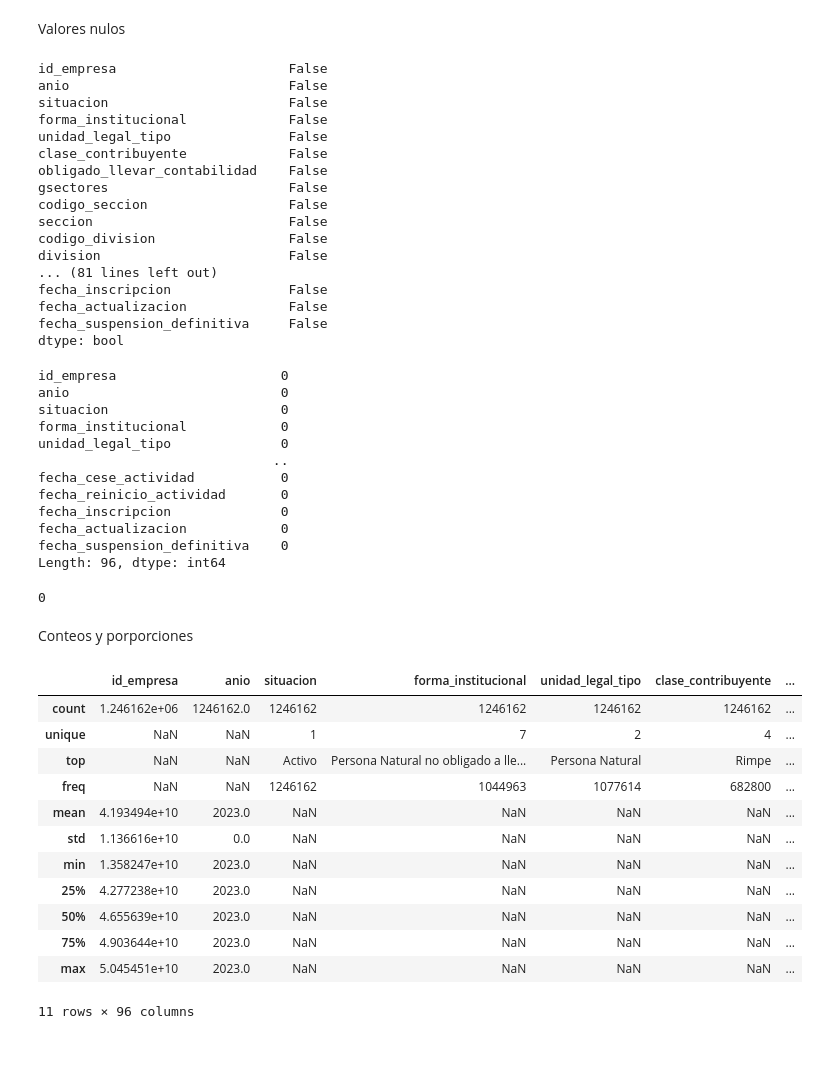
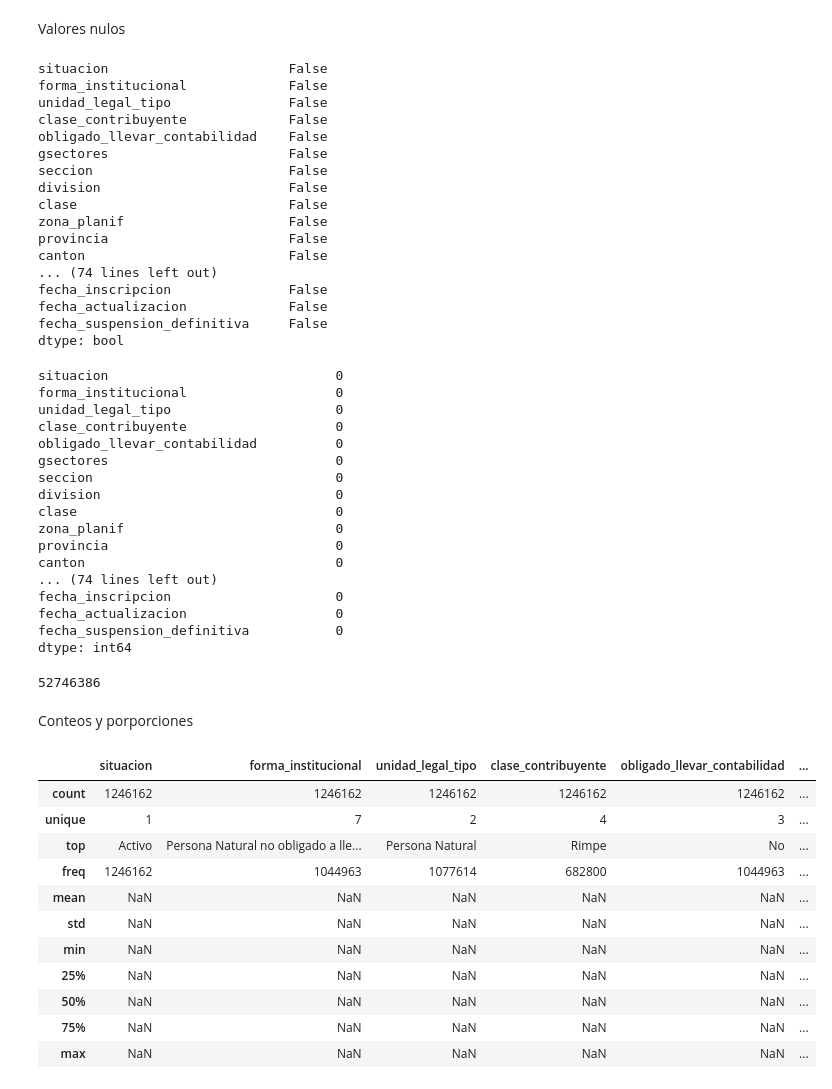
Before and after one commit to alexpin/Scraping_projec, a Jupyter notebook: notebooks/inec.ipynb, the cells around one changed output. Cells and saved outputs as stored; diff of their text form; code cells hidden in the pictures; blank space fills up the shorter version.

Commit message:
base ajustada, y primera graficas sobre forma institucional

```diff
--- a/notebooks/inec.ipynb
+++ b/notebooks/inec.ipynb
@@ -8,5 +10,5 @@ Cargar dataframe
 pd.set_option('display.max_columns', None)
 pd.set_option('display.max_rows', None)
 # %%
-empresas_csv = r'C:\Users\alexa\OneDrive\Escritorio\Bases_Data\inec\EMPRESAS2023_periodo_2023.csv'
-raw_inec = pd.read_csv(empresas_csv, delimiter=';')
+empresas_csv = r'C:\Users\alexa\OneDrive\Escritorio\Bases_Data\inec\processed_inec.csv'
+processed_inec = pd.read_csv(empresas_csv, delimiter=',')
@@ -246,72 +101,76 @@ raw_inec.shape
 Valores nulos
 # %%
 (
-    raw_inec
+    processed_inec
     .isnull()
     .any()
 )
 # %% [output]
-id_empresa                      False
-anio                            False
 situacion                       False
 forma_institucional             False
 unidad_legal_tipo               False
 clase_contribuyente             False
 obligado_llevar_contabilidad    False
 gsectores                       False
-codigo_seccion                  False
 seccion                         False
-codigo_division                 False
 division                        False
-... (81 lines left out)
+clase                           False
+zona_planif                     False
+provincia                       False
+canton                          False
+... (74 lines left out)
 fecha_inscripcion               False
 fecha_actualizacion             False
 fecha_suspension_definitiva     False
 dtype: bool
 # %%
 (
-    raw_inec
+    processed_inec
     .isnull()
     .sum()
 )
 # %% [output]
-id_empresa                     0
-anio                           0
-situacion                      0
-forma_institucional            0
-unidad_legal_tipo              0
-                              ..
-fecha_cese_actividad           0
-fecha_reinicio_actividad       0
-fecha_inscripcion              0
-fecha_actualizacion            0
-fecha_suspension_definitiva    0
-Length: 96, dtype: int64
+situacion                             0
+forma_institucional                   0
+unidad_legal_tipo                     0
+clase_contribuyente                   0
+obligado_llevar_contabilidad          0
+gsectores                             0
+seccion                               0
+division                              0
+clase                                 0
+zona_planif                           0
+provincia                             0
+canton                                0
+... (74 lines left out)
+fecha_inscripcion                     0
+fecha_actualizacion                   0
+fecha_suspension_definitiva           0
+dtype: int64
 # %%
 (
-    raw_inec
+    processed_inec
     .isnull()
     .sum()
     .sum()
 )
 # %% [output]
-0
+52746386
 # %% [markdown]
 Conteos y porporciones
 # %%
-raw_inec.describe(include="all")
+processed_inec.describe(include="all")
 # %% [output]
-|  | id_empresa | anio | situacion | forma_institucional | unidad_legal_tipo | clase_contribuyente | ... |
-| count | 1.246162e+06 | 1246162.0 | 1246162 | 1246162 | 1246162 | 1246162 | ... |
-| unique | NaN | NaN | 1 | 7 | 2 | 4 | ... |
-| top | NaN | NaN | Activo | Persona Natural no obligado a lle... | Persona Natural | Rimpe | ... |
-| freq | NaN | NaN | 1246162 | 1044963 | 1077614 | 682800 | ... |
-| mean | 4.193494e+10 | 2023.0 | NaN | NaN | NaN | NaN | ... |
-| std | 1.136616e+10 | 0.0 | NaN | NaN | NaN | NaN | ... |
-| min | 1.358247e+10 | 2023.0 | NaN | NaN | NaN | NaN | ... |
-| 25% | 4.277238e+10 | 2023.0 | NaN | NaN | NaN | NaN | ... |
-| 50% | 4.655639e+10 | 2023.0 | NaN | NaN | NaN | NaN | ... |
-| 75% | 4.903644e+10 | 2023.0 | NaN | NaN | NaN | NaN | ... |
-| max | 5.045451e+10 | 2023.0 | NaN | NaN | NaN | NaN | ... |
+|  | situacion | forma_institucional | unidad_legal_tipo | clase_contribuyente | obligado_llevar_contabilidad | ... |
+| count | 1246162 | 1246162 | 1246162 | 1246162 | 1246162 | ... |
+| unique | 1 | 7 | 2 | 4 | 3 | ... |
+| top | Activo | Persona Natural no obligado a lle... | Persona Natural | Rimpe | No | ... |
+| freq | 1246162 | 1044963 | 1077614 | 682800 | 1044963 | ... |
+| mean | NaN | NaN | NaN | NaN | NaN | ... |
+| std | NaN | NaN | NaN | NaN | NaN | ... |
+| min | NaN | NaN | NaN | NaN | NaN | ... |
+| 25% | NaN | NaN | NaN | NaN | NaN | ... |
+| 50% | NaN | NaN | NaN | NaN | NaN | ... |
+| 75% | NaN | NaN | NaN | NaN | NaN | ... |
+| max | NaN | NaN | NaN | NaN | NaN | ... |
-11 rows × 96 columns
 # %%
```
Also changed, not shown: parts of 43 cells of this notebook.
